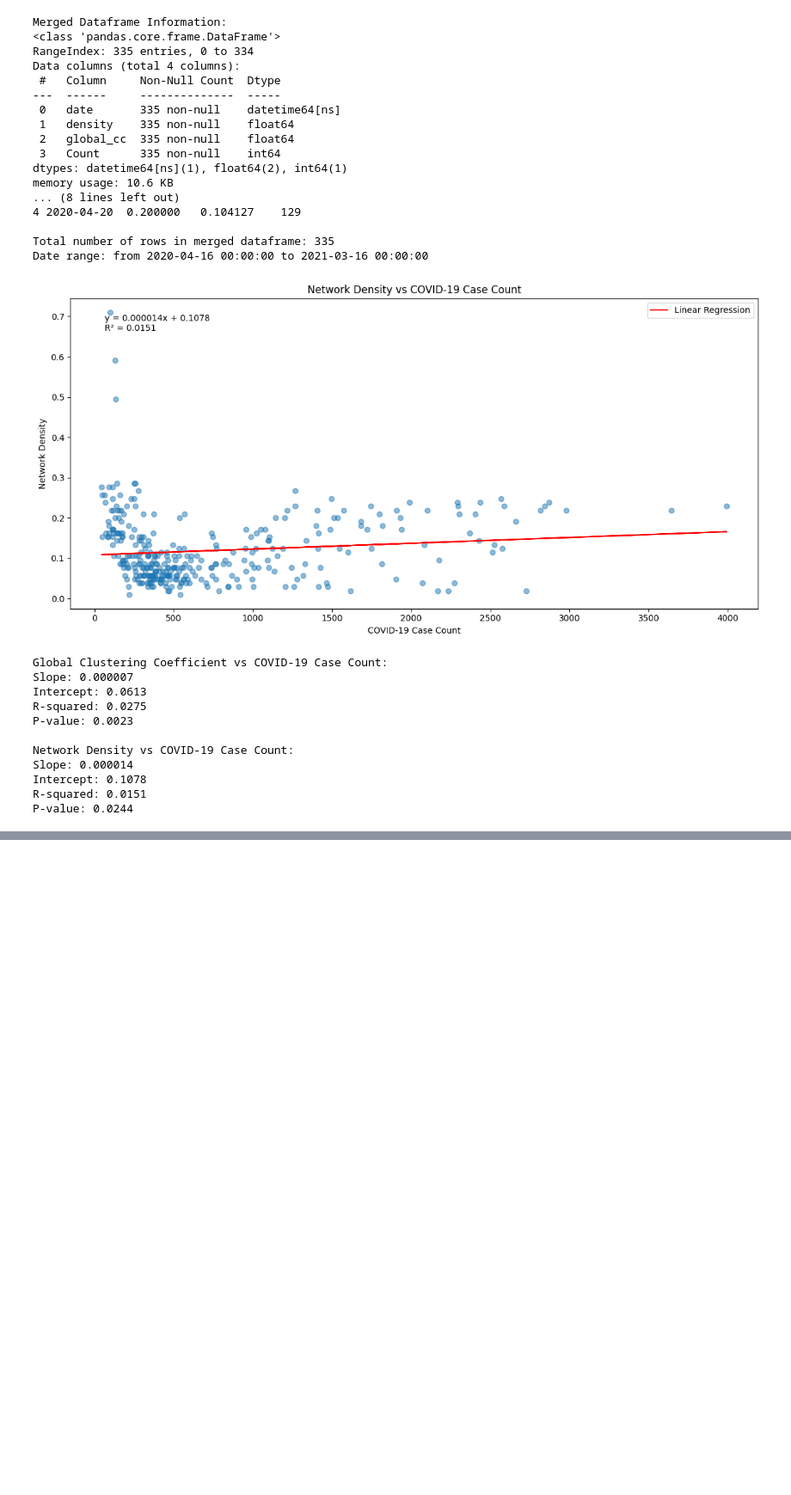
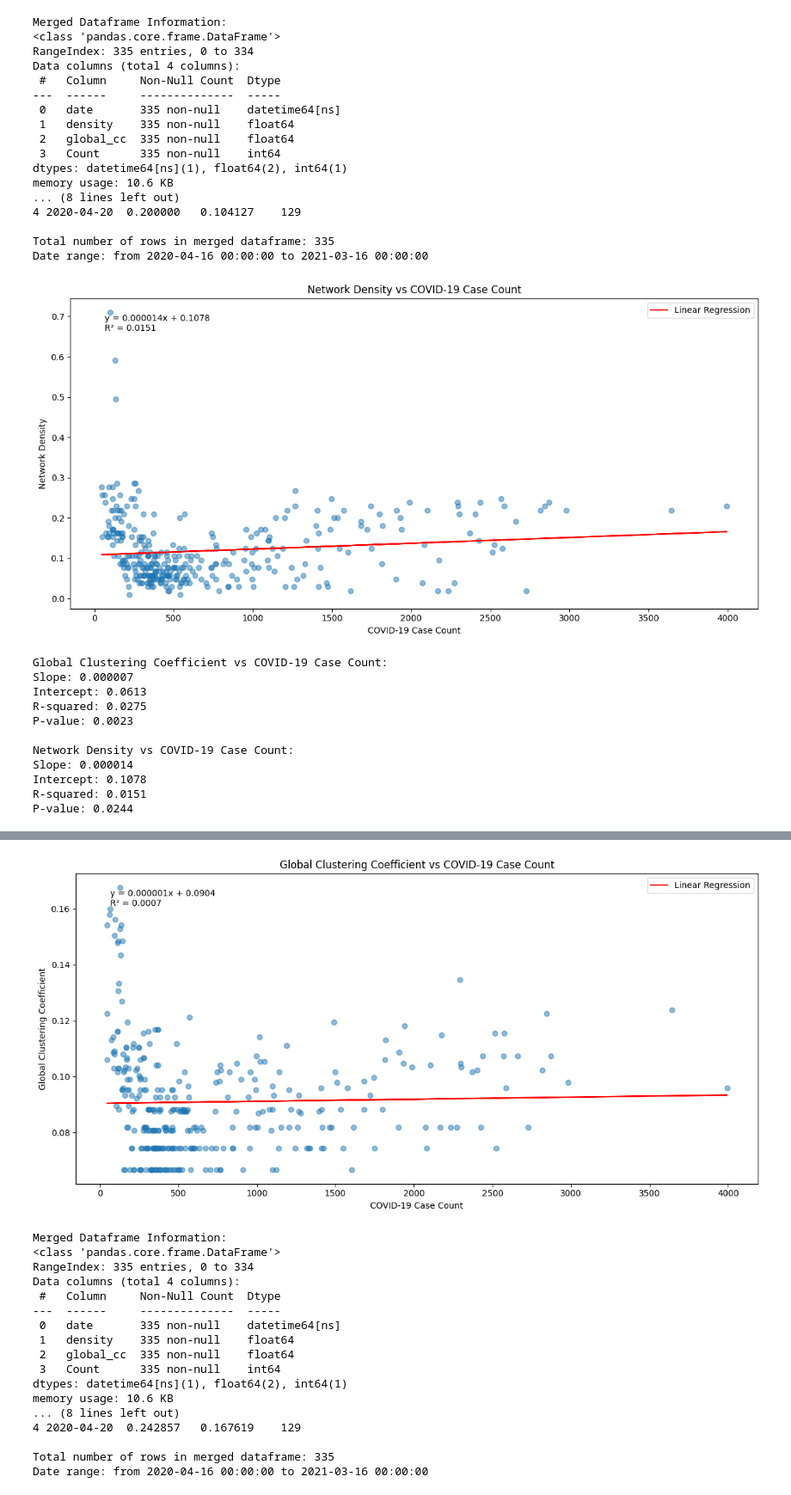
Before and after one commit to chesches02/-Thesis-Infodemiology-GT, a Jupyter notebook: covid-19-google-trends-network/scripts/Linear Regression/linear_regression.ipynb, the cells around one changed output, grey strips where cells are left out. Shown at 86% size. Saved outputs shown, nothing was run; the diff lists cells and outputs as text; code cells hidden in the pictures; blank space fills up the shorter version.

```diff
--- a/covid-19-google-trends-network/scripts/Linear Regression/linear_regression.ipynb
+++ b/covid-19-google-trends-network/scripts/Linear Regression/linear_regression.ipynb
@@ -386,0 +505,72 @@ P-value: 0.0244
+# %%
+# Read the CSV file
+df_netstats = pd.read_csv('../netstats/processed/d_corr-netstats-threshold-0.6.csv', parse_dates=['date'])
+
+# Read the COVID data
+df_covid = pd.read_pickle('DOH_COVID_Data_NCR_DateCounts_Apr2020_Mar2021.pkl')
+df_covid['DateRepConf'] = pd.to_datetime(df_covid['DateRepConf'])
+
+# Rename 'DateRepConf' to 'date' in df_covid
+df_covid = df_covid.rename(columns={'DateRepConf': 'date'})
+
+# Merge the datasets
+df_merged = pd.merge(df_netstats, df_covid, on='date', how='inner')
+
+# Drop the redundant 'DateRepConf' column if it still exists
+if 'DateRepConf' in df_merged.columns:
+    df_merged = df_merged.drop('DateRepConf', axis=1)
+
+# Save the merged dataframe to a CSV file
+
+# Perform linear regression for global_cc
+slope_cc, intercept_cc, r_value_cc, p_value_cc, std_err_cc = stats.linregress(df_merged['Count'], df_merged['global_cc'])
+
+# Create the plot for global_cc
+plt.figure(figsize=(12, 6))
+plt.scatter(df_merged['Count'], df_merged['global_cc'], alpha=0.5)
+plt.plot(df_merged['Count'], intercept_cc + slope_cc * df_merged['Count'], color='red', label='Linear Regression')
+
+# Customize the plot
+plt.title('Global Clustering Coefficient vs COVID-19 Case Count')
+plt.xlabel('COVID-19 Case Count')
+plt.ylabel('Global Clustering Coefficient')
+plt.legend()
+
+# Add text with regression details
+text_cc = f'y = {slope_cc:.6f}x + {intercept_cc:.4f}\nR² = {r_value_cc**2:.4f}'
+plt.text(0.05, 0.95, text_cc, transform=plt.gca().transAxes, verticalalignment='top')
+
+# Adjust layout and save the plot
+plt.tight_layout()
+plt.savefig("../../graphs/global_cc_vs_covid_cases_0.6.png", bbox_inches='tight')
+plt.savefig("../../graphs/global_cc_vs_covid_cases_0.6.pdf", bbox_inches='tight')
+plt.show()
+
+# Print additional information about the merged dataframe
+print("\nMerged Dataframe Information:")
+print(df_merged.info())
+
+print("\nFirst few rows of the merged dataframe:")
+print(df_merged.head())
+
+print(f"\nTotal number of rows in merged dataframe: {len(df_merged)}")
+print(f"Date range: from {df_merged['date'].min()} to {df_merged['date'].max()}")
+# %% [output]
+[figure, added]
+Merged Dataframe Information:
+<class 'pandas.core.frame.DataFrame'>
+RangeIndex: 335 entries, 0 to 334
+Data columns (total 4 columns):
+ #   Column     Non-Null Count  Dtype
+---  ------     --------------  -----
+ 0   date       335 non-null    datetime64[ns]
+ 1   density    335 non-null    float64
+ 2   global_cc  335 non-null    float64
+ 3   Count      335 non-null    int64
+dtypes: datetime64[ns](1), float64(2), int64(1)
+memory usage: 10.6 KB
+... (8 lines left out)
+4 2020-04-20  0.242857   0.167619    129
+
+Total number of rows in merged dataframe: 335
+Date range: from 2020-04-16 00:00:00 to 2021-03-16 00:00:00
```
Also changed, not shown: parts of 3 cells of this notebook, 8 other files.
